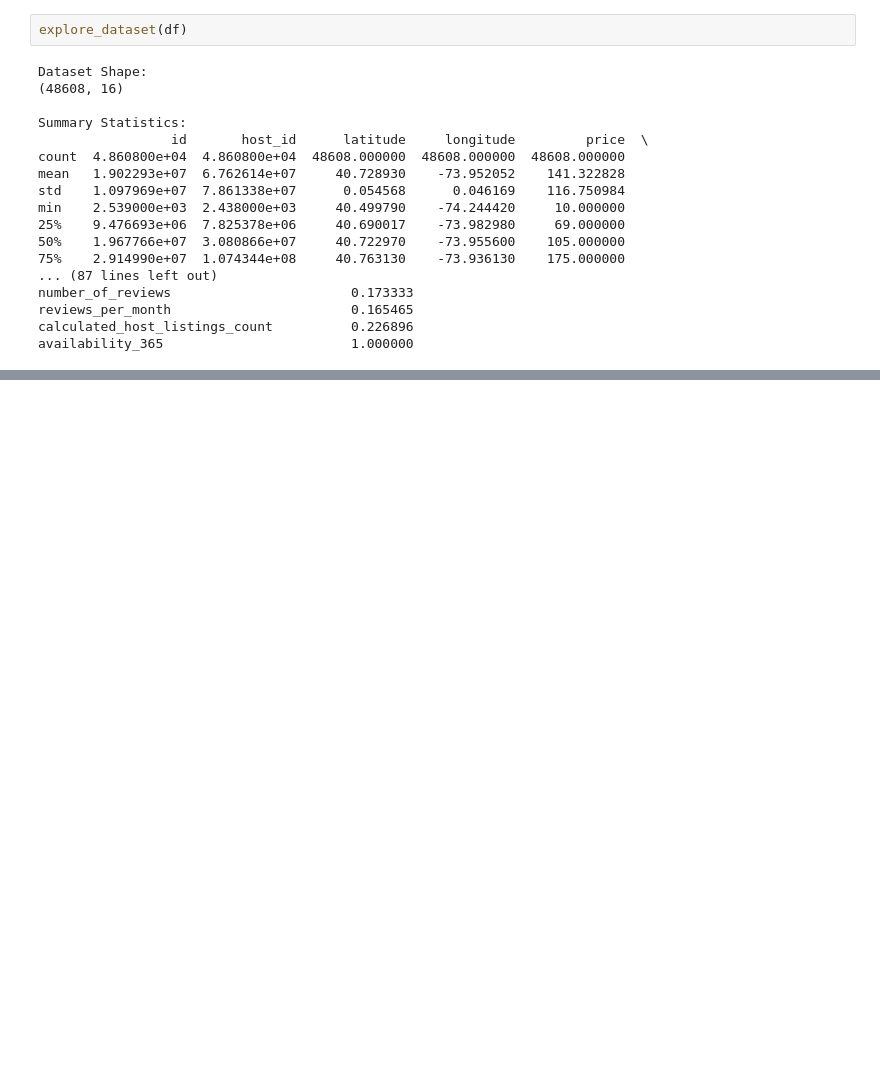
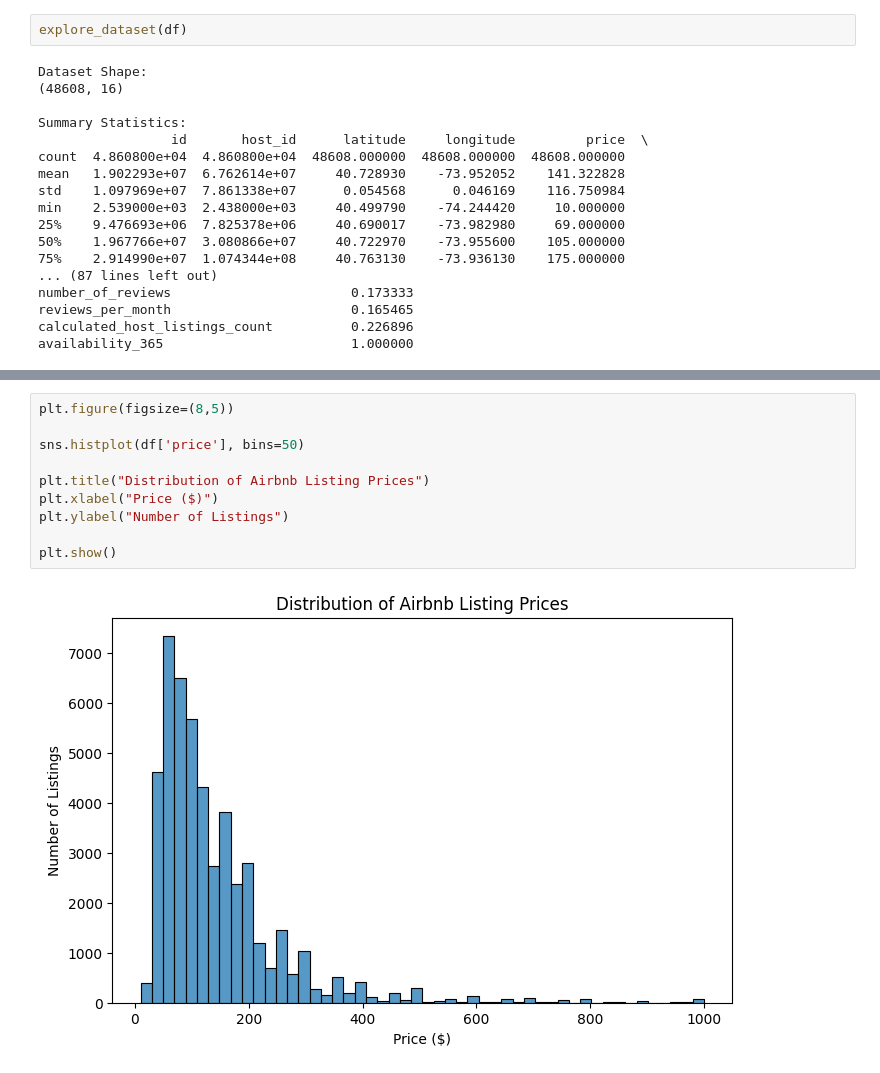
Before and after one commit to gpvenable/ai-programming-foundations-project, a Jupyter notebook: data_workflow.ipynb, the cells around one changed output, grey strips where cells are left out. Cells and saved outputs as stored; diff of their text form; blank space fills up the shorter version.

Commit message:
Add visuals

```diff
--- a/data_workflow.ipynb
+++ b/data_workflow.ipynb
@@ -128,0 +133,12 @@ availability_365                        1.000000
+# %%
+plt.figure(figsize=(8,5))
+
+sns.histplot(df['price'], bins=50)
+
+plt.title("Distribution of Airbnb Listing Prices")
+plt.xlabel("Price ($)")
+plt.ylabel("Number of Listings")
+
+plt.show()
+# %% [output]
+[figure, added]
```
Also changed, not shown: parts of 3 cells of this notebook.
